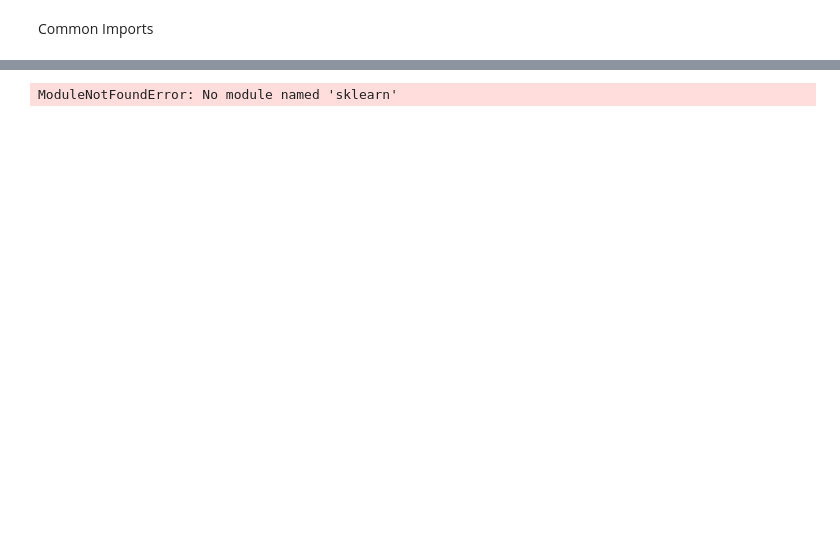
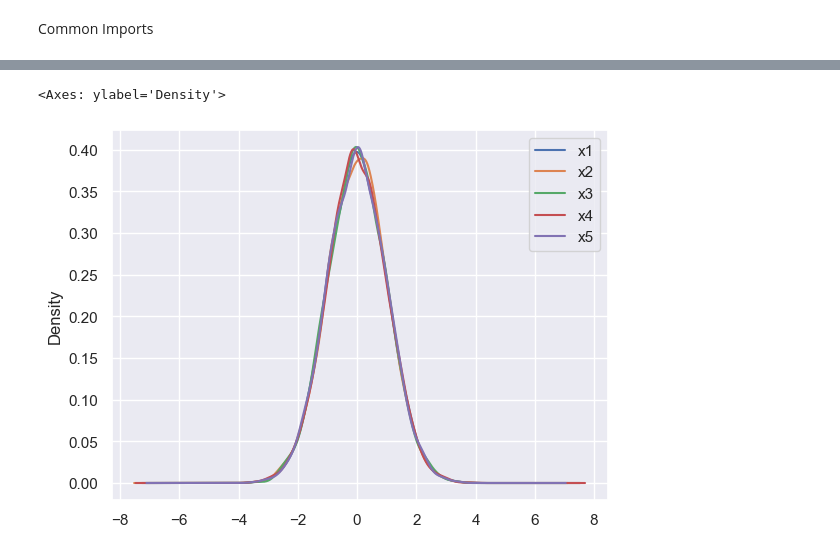
Before and after one commit to TheSoloScientist/Data-Analysis-Foundation, a Jupyter notebook: 0-data-analysis/data.ipynb, the cells around one changed output, grey strips where cells are left out. Saved outputs shown, nothing was run; the diff lists cells and outputs as text; code cells hidden in the pictures; blank space fills up the shorter version.

```diff
--- a/0-data-analysis/data.ipynb
+++ b/0-data-analysis/data.ipynb
@@ -24,11 +42,14 @@ df.plot.kde()
 # %%
 # Standardize the data using StandardScaler
-from sklearn.preprocessing import StandardScaler as SS
-scaler = SS()
+from sklearn.preprocessing import StandardScaler
+scaler = StandardScaler()
 df_scaled = scaler.fit_transform(df)
+
 # Convert the scaled data back to a DataFrame
 df_scaled = pd.DataFrame(df_scaled, columns=df.columns)
+
 # Plot the standardized data
 df_scaled.plot.kde()
 # %% [output]
-ModuleNotFoundError: No module named 'sklearn'
+<Axes: ylabel='Density'>
+[figure, added]
```
Also changed, not shown: parts of 6 cells of this notebook, 4 other files.
